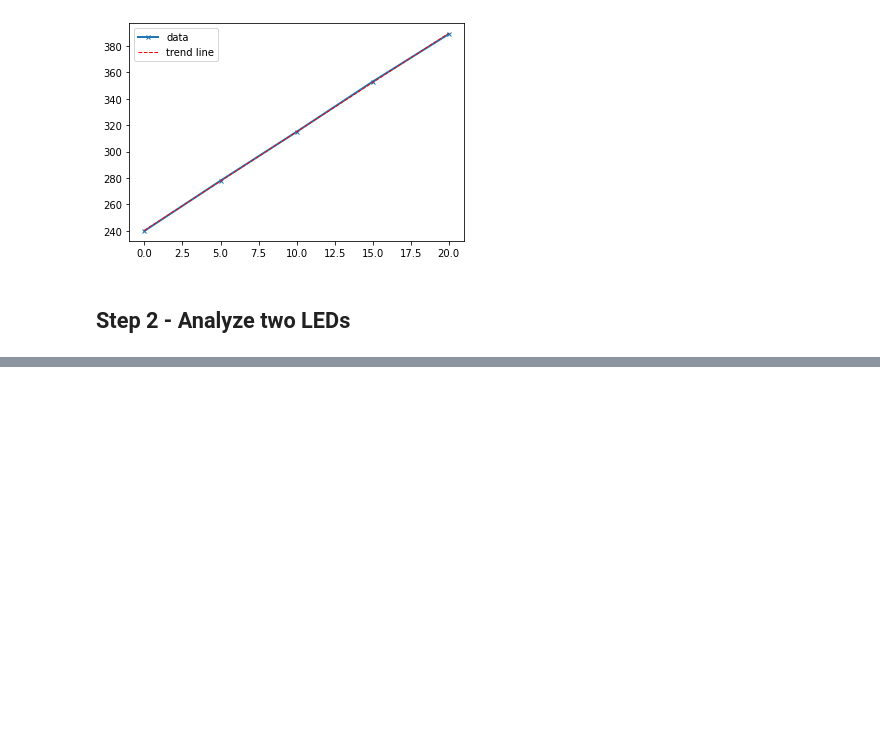
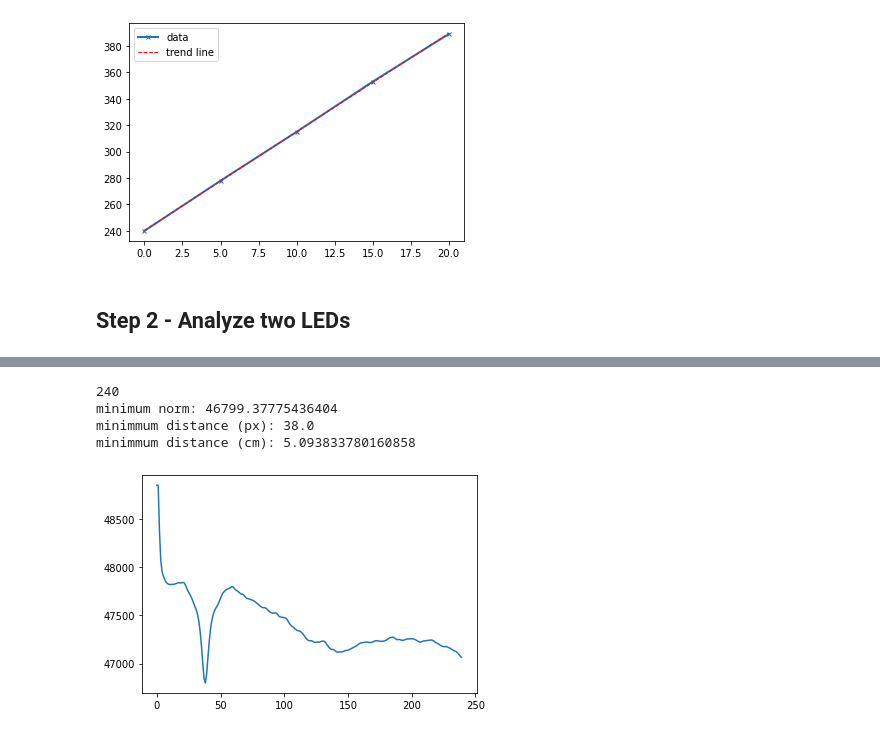
Before and after one commit to olivierleblanc/diffusercam, a Jupyter notebook: bernat/test01.ipynb, the cells around one changed output, grey strips where cells are left out. Saved outputs shown, nothing was run; the diff lists cells and outputs as text; code cells hidden in the pictures; blank space fills up the shorter version.

```diff
--- a/bernat/test01.ipynb
+++ b/bernat/test01.ipynb
@@ -211,6 +211,12 @@ plt.show()
 [figure]
 # %% [markdown]
 ## Step 2 - Analyze two LEDs
+# %%
+def sources_s(dist,sx,sy):
+    output=np.zeros((sy,sx), dtype=float) #Generates a sy by sx null matrix
+    output[math.floor(sy/2),math.ceil((sx-1)/2-dist)]=1  #Sets to 1 a position at distance -dist respect to the center
+    output[math.floor(sy/2),math.floor((sx-1)/2+dist)]=1 #Sets to 1 a position at distance +dist respect to the center
+    return output
 # %%
 #The filter is the same
 plt.imshow(h,cmap='gray')
@@ -230,0 +255,32 @@ plt.show()
+# %%
+d_array=np.array([],dtype=float) #To make a plot, we initialize this np.array for the x-axis
+norm_array=np.array([],dtype=float) #To make a plot, we initialize this np.array for the y-axis
+
+range_d=math.floor(len(h[0])/2)
+print(range_d) #We print the range to know, in advance, the number of iterations
+
+for d in range(range_d): #To make things easier, range only form 5 to 16
+    x_s=sources_s(d,size_x,size_y)  #We generate the possible input
+    i_s=signal.fftconvolve(x_s, h,mode='same') #We filter it with h(t)
+    norma = np.linalg.norm(i3_05-i_s) #We obtain the NORM
+    d_array=np.insert(d_array,len(d_array),d) #X-array
+    norm_array=np.insert(norm_array,len(norm_array),norma) #Y-array
+
+#Optimization:
+norm_minim=np.amin(norm_array)
+min_pos,=np.where(norm_array==norm_minim)
+d_minim=float(d_array[min_pos])
+
+print('minimum norm:',norm_minim)
+print('minimmum distance (px):',d_minim)
+print('minimmum distance (cm):',d_minim/7.46)
+
+#Plotting
+plt.plot(d_array,norm_array)
+plt.show()
+# %% [output]
+240
+minimum norm: 46799.37775436404
+minimmum distance (px): 38.0
+minimmum distance (cm): 5.093833780160858
+[figure, added]
```
Also changed, not shown: parts of 3 cells of this notebook, 16 other files.
